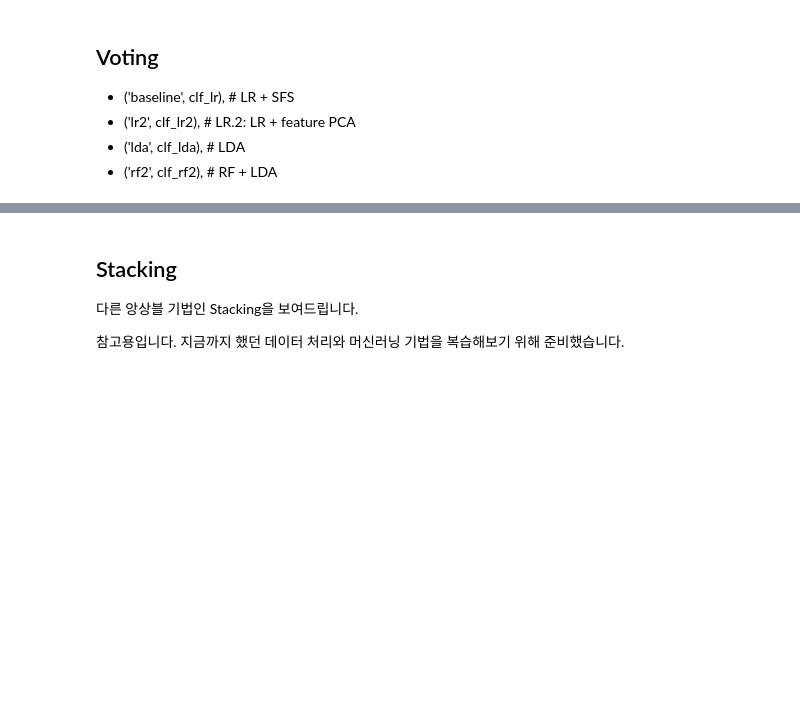
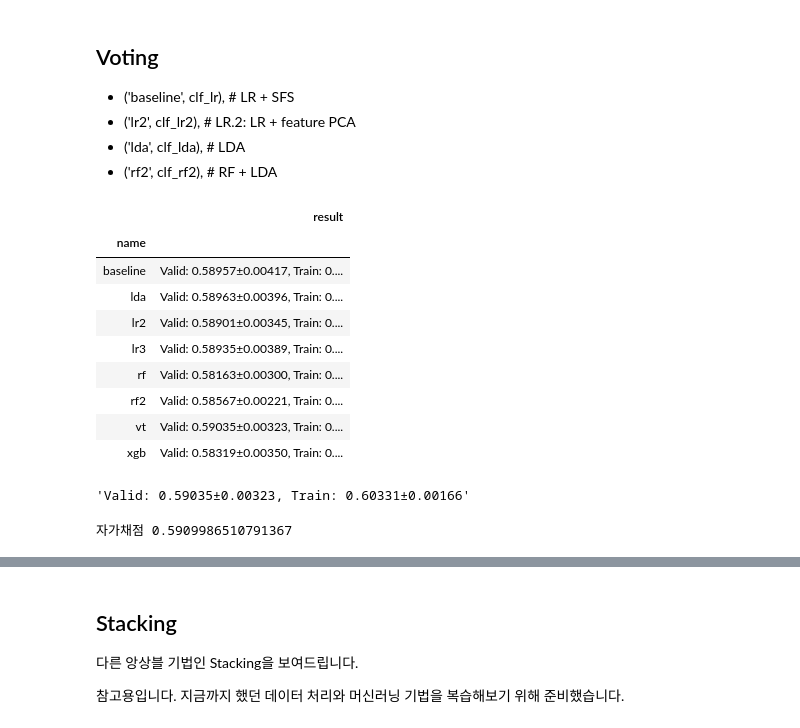
Before and after one commit to sunkusun9/DS_lv3_2507_1, a Jupyter notebook: sec_ds_lv3_prob1_kaggle.ipynb, the cells around one changed output, grey strips where cells are left out. Cells and saved outputs as stored; diff of their text form; code cells hidden in the pictures; blank space fills up the shorter version.

```diff
--- a/sec_ds_lv3_prob1_kaggle.ipynb
+++ b/sec_ds_lv3_prob1_kaggle.ipynb
@@ -276,3 +306,14 @@ pd.DataFrame({
 ## LR2
 
 LR + PCA - measurement_0~17 -> STD -> PCA(n_components = 7) + loading -> STD,  PT: na_1, na_2
+# %%
+from sklearn.decomposition import PCA
+ct = ColumnTransformer([
+    ('std_pca', make_pipeline(StandardScaler(), PCA(n_components = 7)), ['measurement_{}'.format(i) for i in range(18)]),
+    ('std', StandardScaler(), ['loading']),
+    ('pt', 'passthrough', ['na_1', 'na_2'])
+])
+clf_lr2 = make_pipeline(
+    ct, LogisticRegression(solver = 'lbfgs', C = 0.03)
+)
+eval_model('lr2', clf_lr2)
@@ -304,5 +474,31 @@ LDA + Baseline
 - ('lr2', clf_lr2), # LR.2: LR + feature PCA
 - ('lda', clf_lda), # LDA
 - ('rf2', clf_rf2), # RF + LDA
+# %%
+from sklearn.ensemble import VotingClassifier
+clf_vt = VotingClassifier([
+    ('baseline', clf_lr),
+    ('lr2', clf_lr2),
+    ('lda', clf_lda),
+    ('rf2', clf_rf2)
+], voting = 'soft')
+eval_model('vt', clf_vt)
+# %% [output]
+|  | result |
+| name |  |
+| baseline | Valid: 0.58957±0.00417, Train: 0.... |
+| lda | Valid: 0.58963±0.00396, Train: 0.... |
+| lr2 | Valid: 0.58901±0.00345, Train: 0.... |
+| lr3 | Valid: 0.58935±0.00389, Train: 0.... |
+| rf | Valid: 0.58163±0.00300, Train: 0.... |
+| rf2 | Valid: 0.58567±0.00221, Train: 0.... |
+| vt | Valid: 0.59035±0.00323, Train: 0.... |
+| xgb | Valid: 0.58319±0.00350, Train: 0.... |
+'Valid: 0.59035±0.00323, Train: 0.60331±0.00166'
+# %%
+prd = select_model(clf_vt)
+print("자가채점", roc_auc_score(s_kaggle, prd))
+# %% [output]
+자가채점 0.5909986510791367
 # %%
 # Voting 직접
```
Also changed, not shown: parts of 39 cells of this notebook.
